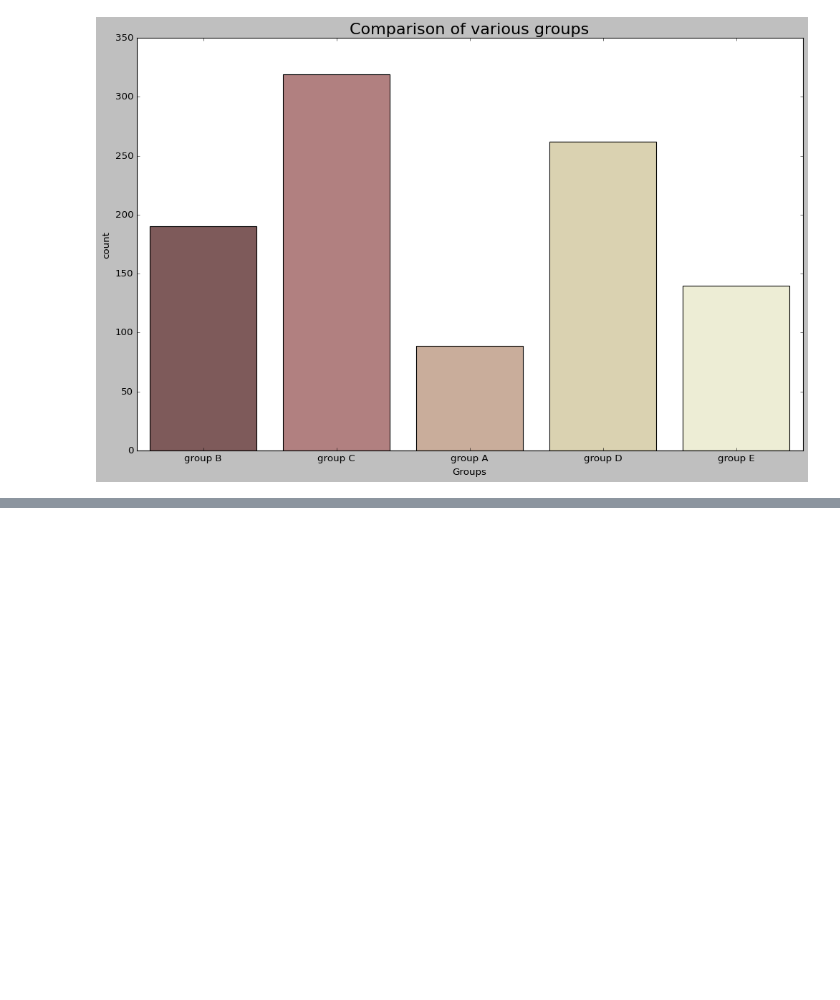
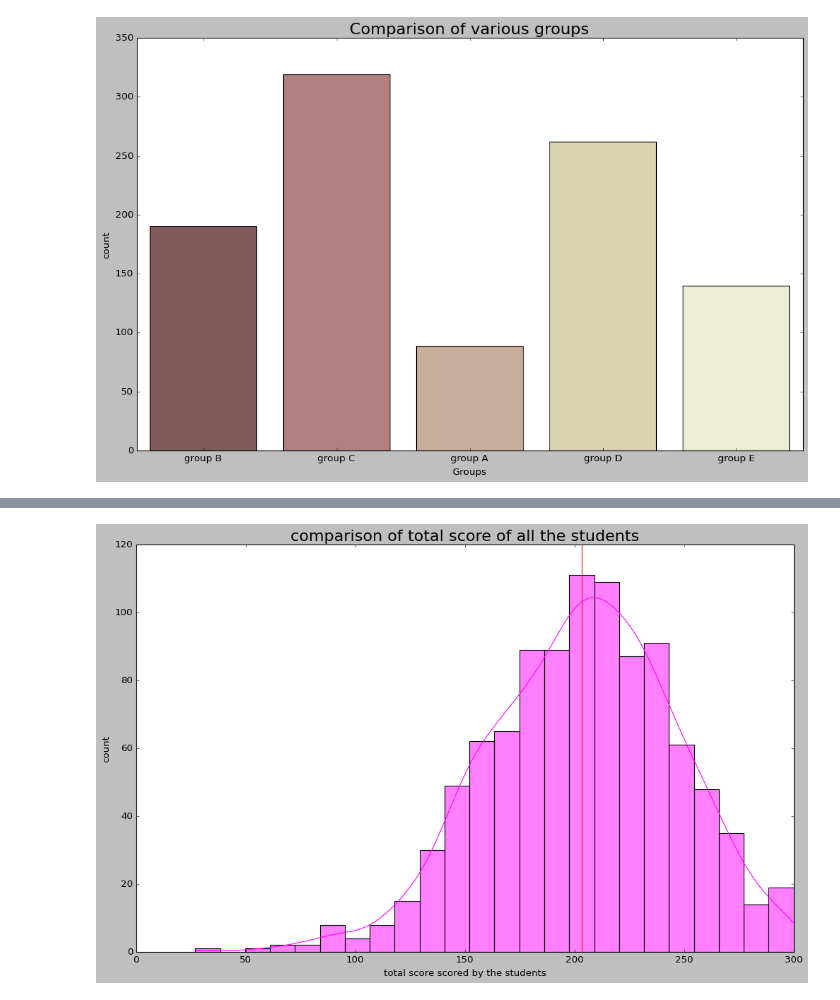
Before and after one commit to Kushal-Chandar/statistics-student-performance-analysis, a Jupyter notebook: app.ipynb, the cells around one changed output, grey strips where cells are left out. Cells and saved outputs as stored; diff of their text form; code cells hidden in the pictures; blank space fills up the shorter version.

```diff
--- a/app.ipynb
+++ b/app.ipynb
@@ -151,0 +163,10 @@ plt.show()
+# %%
+data["total_score"] = data["math score"] + data["reading score"] + data["writing score"]
+sns.histplot(x=data["total_score"], color="magenta", kde=True)
+plt.axvline(x=data["total_score"].mean(), color='red')
+plt.title("comparison of total score of all the students", fontweight=30, fontsize=20)
+plt.xlabel("total score scored by the students")
+plt.ylabel("count")
+plt.show()
+# %% [output]
+[figure, added]
```
Also changed, not shown: parts of 12 cells of this notebook.
